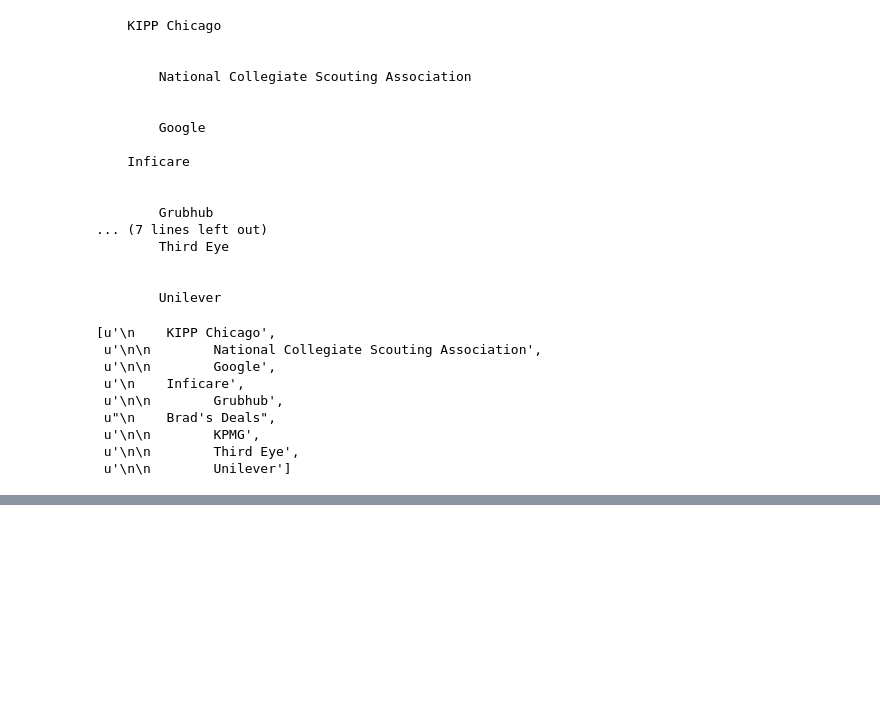
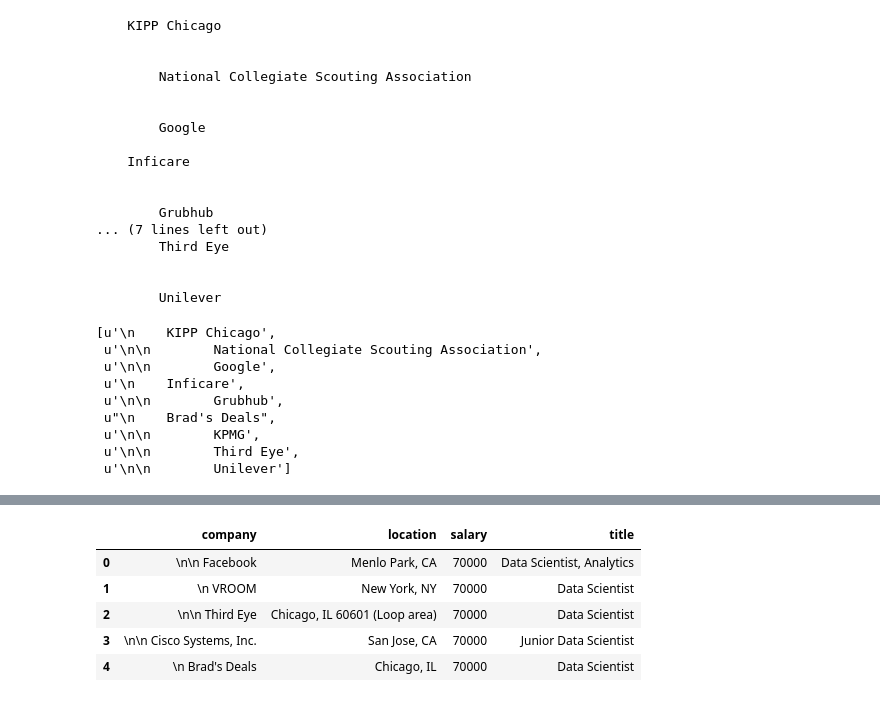
Before and after one commit to cgeppig/DSI_week_03, a Jupyter notebook: data scraping lab oct18.ipynb, the cells around one changed output, grey strips where cells are left out. Drawn from its saved outputs; the diff is of its cells as text; code cells hidden in the pictures; blank space fills up the shorter version.

```diff
--- a/data scraping lab oct18.ipynb
+++ b/data scraping lab oct18.ipynb
@@ -284,20 +328,19 @@ location_70000 = []
 jobTitle_70000 = []
 salaryBase_70000 = []
 
-# for page in range(0, 101, 10):
-#     website = 'http://www.indeed.com/jobs?q=data+scientist+%2450%2C000&start=' + str(page)  fix this
-#     soup = BeautifulSoup(urllib2.urlopen(website))
-#     for i in soup('div', {'class': ' row result'}):
-#         for j in i('span', {'itemprop': 'name'}):
-#             company_name_70000.append(j.get_text())
-#     for area in soup('div', {'class': ' row result'}):
-#         for place in area('span', {'itemprop': 'addressLocality'}):
-#             location_70000.append(place.get_text())
-#     for i in soup('div', {'class': ' row result'}):
-#         for j in i('a', {'data-tn-element': 'jobTitle'}):
-#             jobTitle_70000.append(j.get_text())
-#     for i in soup:
-#         salaryBase_70000.append(70000)
-#     print "You have looked through %s records" % page
-#     print website
-#     sleep(5)
+for page in range(0, 501, 10):
+    website = 'http://www.indeed.com/jobs?q=data+scientist+%2470%2C000&start=' + str(page)
+    soup = BeautifulSoup(urllib2.urlopen(website))
+    for i in soup('div', {'class': ' row result'}):
+        for j in i('span', {'itemprop': 'name'}):
+            company_name_70000.append(j.get_text())
+            salaryBase_70000.append(70000)
+    for area in soup('div', {'class': ' row result'}):
+        for place in area('span', {'itemprop': 'addressLocality'}):
+            location_70000.append(place.get_text())
+    for i in soup('div', {'class': ' row result'}):
+        for j in i('a', {'data-tn-element': 'jobTitle'}):
+            jobTitle_70000.append(j.get_text())
+    print "You have looked through %s records" % page
+    print website
+    sleep(5)
@@ -304 +365,17 @@ salaryBase_70000 = []
+# %%
+dictionary_70000 = {'company': company_name_70000,
+                   'location': location_70000,
+                   "title" : jobTitle_70000,
+                   "salary" : salaryBase_70000}
+# %%
+df70000 = pd.DataFrame(dictionary_70000)
+# %%
+df70000.head()
+# %% [output]
+|  | company | location | salary | title |
+| 0 | \n\n Facebook | Menlo Park, CA | 70000 | Data Scientist, Analytics |
+| 1 | \n VROOM | New York, NY | 70000 | Data Scientist |
+| 2 | \n\n Third Eye | Chicago, IL 60601 (Loop area) | 70000 | Data Scientist |
+| 3 | \n\n Cisco Systems, Inc. | San Jose, CA | 70000 | Junior Data Scientist |
+| 4 | \n Brad's Deals | Chicago, IL | 70000 | Data Scientist |
 # %%
```
Also changed, not shown: parts of 12 cells of this notebook, 2 other files.
